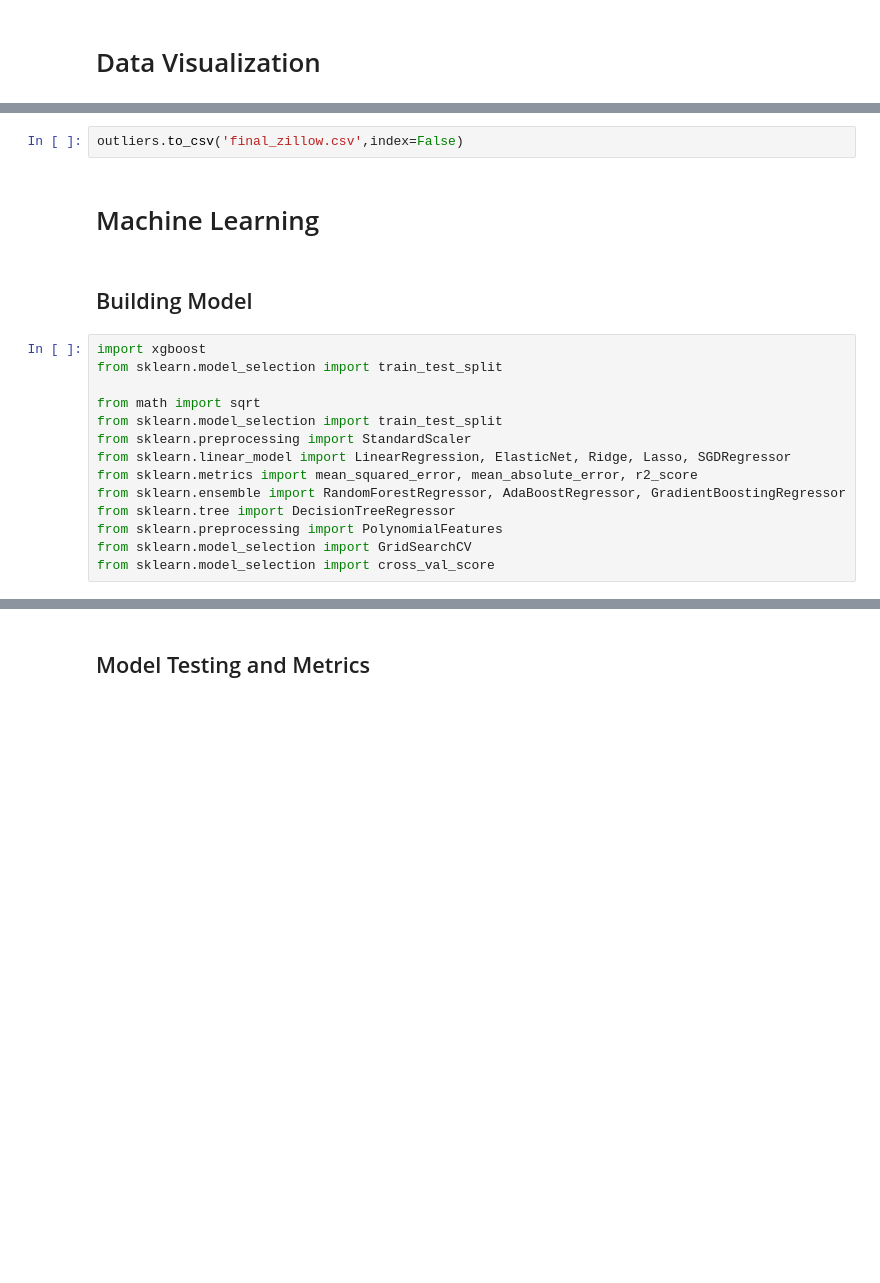
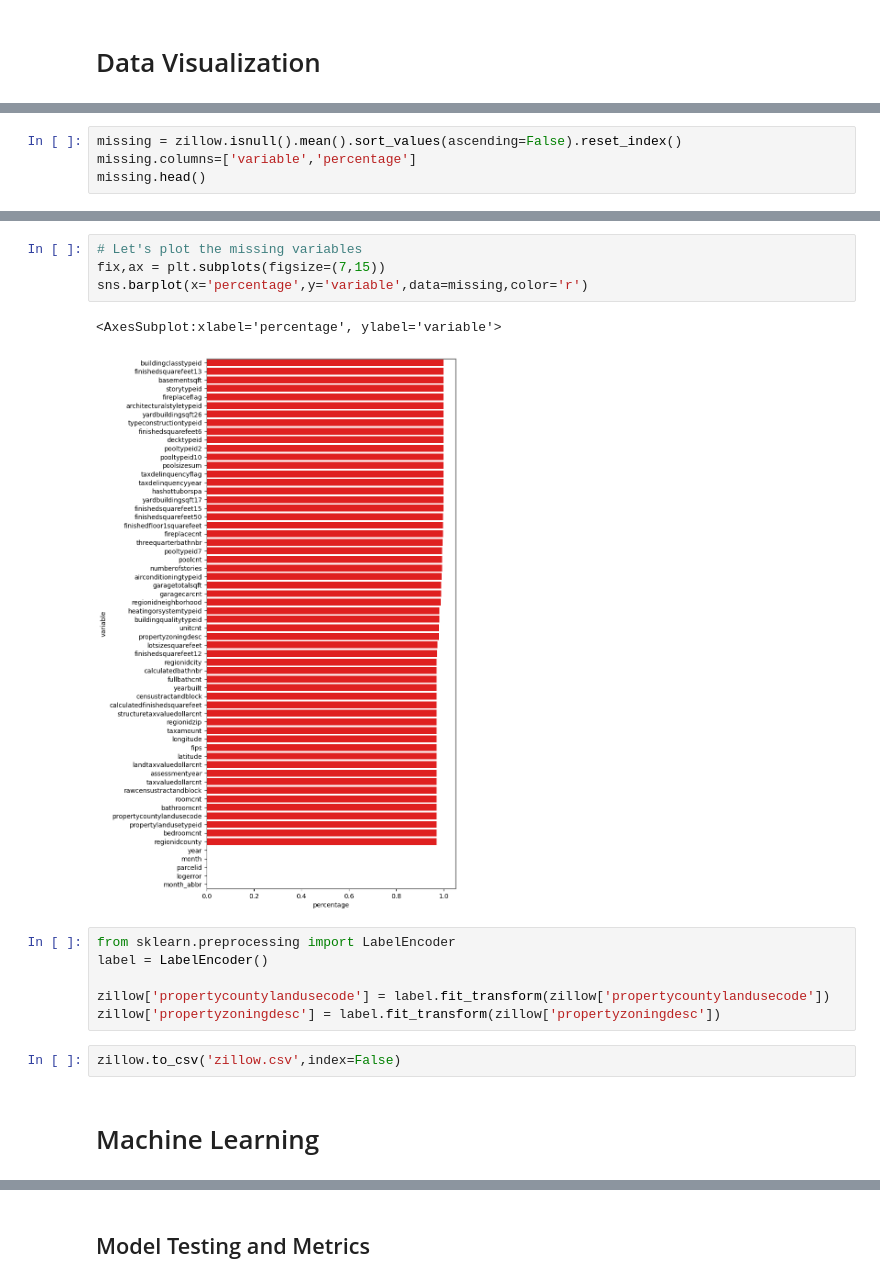
Before and after one commit to efazHossain/DATA-4380, a Jupyter notebook: Projects/TabularData/Zillow_Zestimate.ipynb, the cells around one changed output, grey strips where cells are left out. Cells and saved outputs as stored; diff of their text form; blank space fills up the shorter version.

```diff
--- a/Projects/TabularData/Zillow_Zestimate.ipynb
+++ b/Projects/TabularData/Zillow_Zestimate.ipynb
@@ -314,0 +133,4 @@ outliers.shape
+# %%
+missing = zillow.isnull().mean().sort_values(ascending=False).reset_index()
+missing.columns=['variable','percentage']
+missing.head()
@@ -315,20 +144,17 @@ outliers.shape
+# %%
+# Let's plot the missing variables
+fix,ax = plt.subplots(figsize=(7,15))
+sns.barplot(x='percentage',y='variable',data=missing,color='r')
+# %% [output]
+<AxesSubplot:xlabel='percentage', ylabel='variable'>
+[figure, added]
+# %%
+from sklearn.preprocessing import LabelEncoder
+label = LabelEncoder()
+
+zillow['propertycountylandusecode'] = label.fit_transform(zillow['propertycountylandusecode'])
+zillow['propertyzoningdesc'] = label.fit_transform(zillow['propertyzoningdesc'])
 # %%
-outliers.to_csv('final_zillow.csv',index=False)
+zillow.to_csv('zillow.csv',index=False)
 # %% [markdown]
 # Machine Learning
-# %% [markdown]
-## Building Model
-# %%
-import xgboost
-from sklearn.model_selection import train_test_split
-
-from math import sqrt
-from sklearn.model_selection import train_test_split
-from sklearn.preprocessing import StandardScaler
-from sklearn.linear_model import LinearRegression, ElasticNet, Ridge, Lasso, SGDRegressor
-from sklearn.metrics import mean_squared_error, mean_absolute_error, r2_score
-from sklearn.ensemble import RandomForestRegressor, AdaBoostRegressor, GradientBoostingRegressor
-from sklearn.tree import DecisionTreeRegressor
-from sklearn.preprocessing import PolynomialFeatures
-from sklearn.model_selection import GridSearchCV
-from sklearn.model_selection import cross_val_score
```
Also changed, not shown: parts of 46 cells of this notebook, 1 other file.
